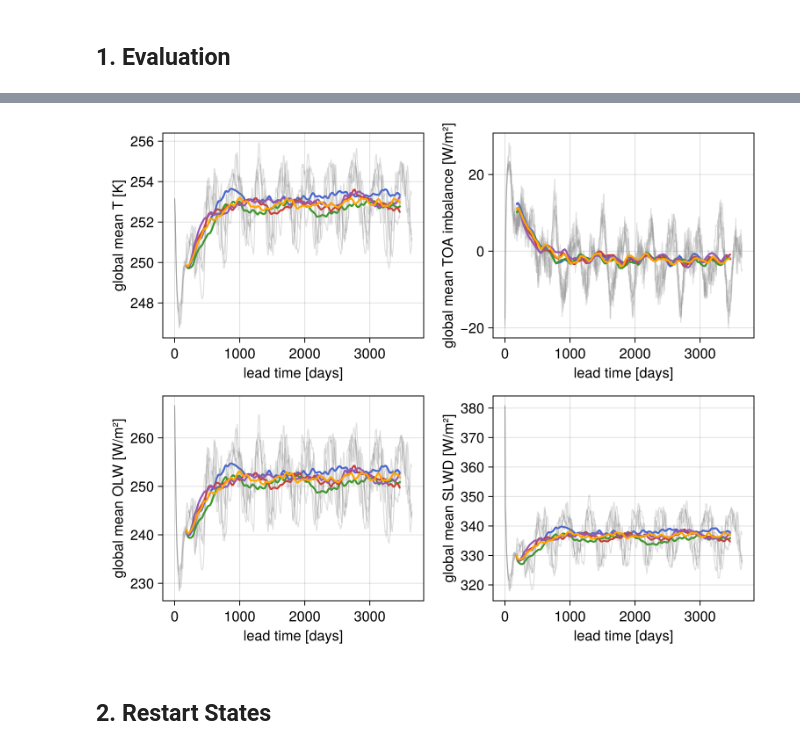
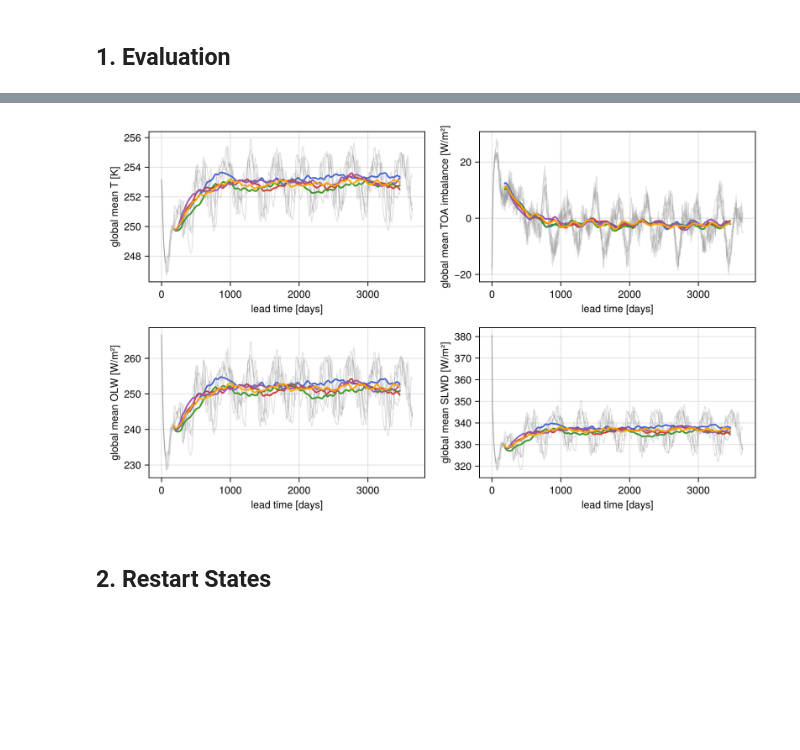
Before and after one commit to SieglStefan/NeuralLongwave.jl, a Jupyter notebook: evaluation/set_OBLW/01_restart_states.ipynb, the cells around one changed output, grey strips where cells are left out. Cells and saved outputs as stored; diff of their text form; code cells hidden in the pictures; blank space fills up the shorter version.

```diff
--- a/evaluation/set_OBLW/01_restart_states.ipynb
+++ b/evaluation/set_OBLW/01_restart_states.ipynb
@@ -34,11 +25,11 @@ ms = [global_means(RAW_DIR, ic) for ic in ICs];
 # %%
 # Set plot parameters
 smooth_days = 365
 
 # Create plot
-plot_probes(ms, (:T, :imb_TOA, :olw, :slwd); smooth_days, style=sc)
+plot_probes(ms, (:T, :imb_TOA, :olw, :slwd); smooth_days)
 # %% [output]
-[figure, old version]
+[figure, new version]
 # %% [markdown]
 ## **2. Restart States**
 # %%
```
Also changed, not shown: parts of 3 cells of this notebook, 15 other files.
